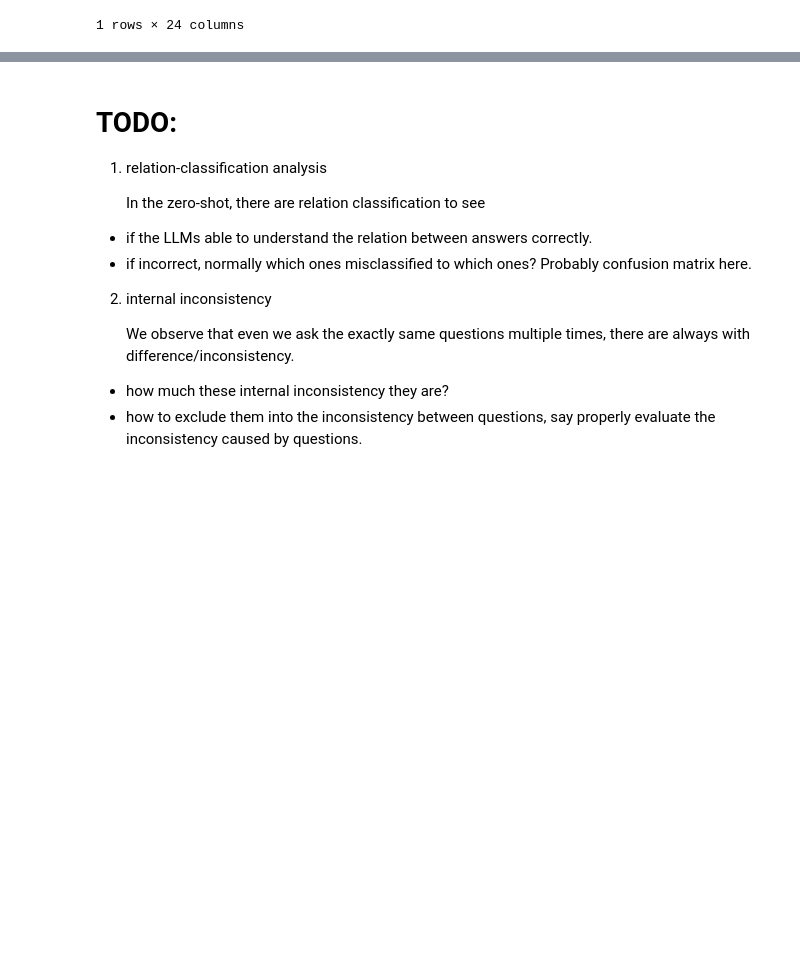
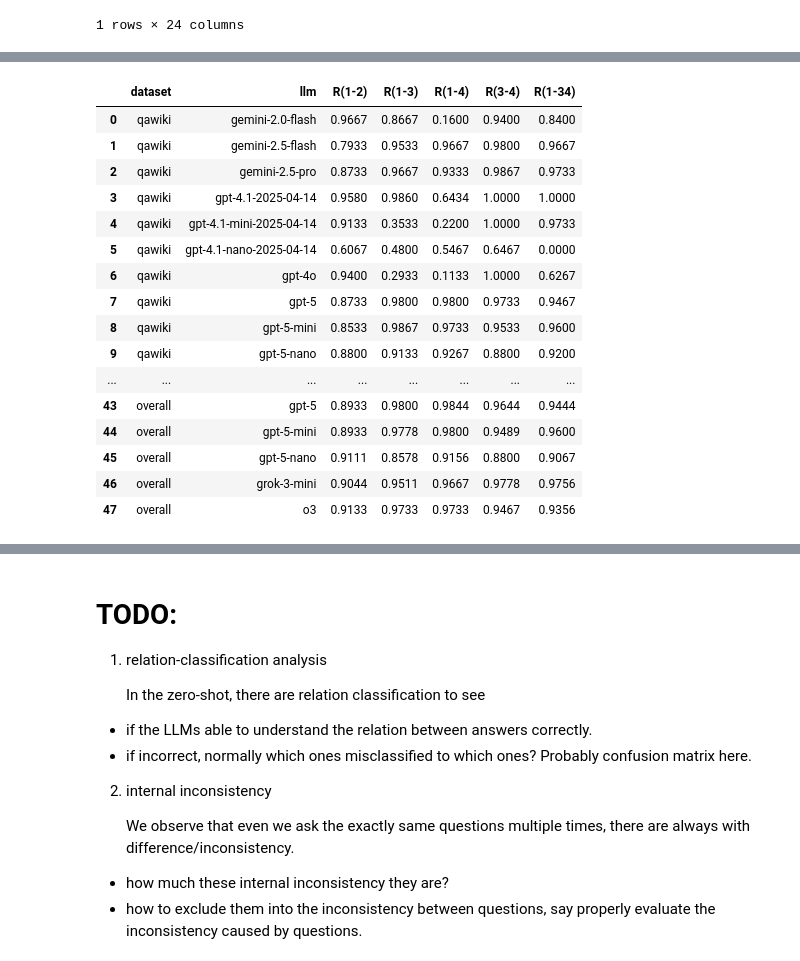
Before and after one commit to GabrieleT0/Answer-Set-Consistency-of-LLMs-For-QA, a Jupyter notebook: src/answer_analysis.ipynb, the cells around one changed output, grey strips where cells are left out. Drawn from its saved outputs; the diff is of its cells as text; code cells hidden in the pictures; blank space fills up the shorter version.

```diff
--- a/src/answer_analysis.ipynb
+++ b/src/answer_analysis.ipynb
@@ -772,0 +866,57 @@ AttributeError: 'list' object has no attribute 'groupby'
+# %%
+def relation_summary(df_relation):
+    df_relation_summery = pd.DataFrame(
+            columns=["dataset", "llm", "R(1-2)", "R(1-3)", "R(1-4)", "R(3-4)", "R(1-34)"]
+        )
+
+    group_keys = ["dataset", "llm"]
+    grouped = df_relation.groupby(group_keys)
+
+    for keys, group in grouped:
+        row = {
+            "dataset": keys[0],
+            "llm": keys[1],
+            "R(1-2)":  round((group["R(1-2)"]  == "Equivalence").mean(), 4),
+            "R(1-3)":  round((group["R(1-3)"]  == "Contains").mean(),    4),
+            "R(1-4)":  round((group["R(1-4)"]  == "Contains").mean(),    4),
+            "R(3-4)":  round((group["R(3-4)"]  == "Disjoint").mean(),    4),
+            "R(1-34)": round((group["R(1-34)"] == "Equivalence").mean(), 4),
+        }
+        df_relation_summery = pd.concat([df_relation_summery, pd.DataFrame([row])], ignore_index=True)
+
+    group_keys = ["llm"]
+    grouped = df_relation.groupby(group_keys)
+
+    for key, group in grouped:
+        row = {
+            "llm": key[0],
+            "dataset": "overall",
+            "R(1-2)":  round((group["R(1-2)"]  == "Equivalence").mean(), 4),
+            "R(1-3)":  round((group["R(1-3)"]  == "Contains").mean(),    4),
+            "R(1-4)":  round((group["R(1-4)"]  == "Contains").mean(),    4),
+            "R(3-4)":  round((group["R(3-4)"]  == "Disjoint").mean(),    4),
+            "R(1-34)": round((group["R(1-34)"] == "Equivalence").mean(), 4),
+        }
+        df_relation_summery = pd.concat([df_relation_summery, pd.DataFrame([row])], ignore_index=True)
+    return df_relation_summery
+# %%
+df_relation_summery = relation_summary(df_relation)
+df_relation_summery
+# %% [output]
+|  | dataset | llm | R(1-2) | R(1-3) | R(1-4) | R(3-4) | R(1-34) |
+| 0 | qawiki | gemini-2.0-flash | 0.9667 | 0.8667 | 0.1600 | 0.9400 | 0.8400 |
+| 1 | qawiki | gemini-2.5-flash | 0.7933 | 0.9533 | 0.9667 | 0.9800 | 0.9667 |
+| 2 | qawiki | gemini-2.5-pro | 0.8733 | 0.9667 | 0.9333 | 0.9867 | 0.9733 |
+| 3 | qawiki | gpt-4.1-2025-04-14 | 0.9580 | 0.9860 | 0.6434 | 1.0000 | 1.0000 |
+| 4 | qawiki | gpt-4.1-mini-2025-04-14 | 0.9133 | 0.3533 | 0.2200 | 1.0000 | 0.9733 |
+| 5 | qawiki | gpt-4.1-nano-2025-04-14 | 0.6067 | 0.4800 | 0.5467 | 0.6467 | 0.0000 |
+| 6 | qawiki | gpt-4o | 0.9400 | 0.2933 | 0.1133 | 1.0000 | 0.6267 |
+| 7 | qawiki | gpt-5 | 0.8733 | 0.9800 | 0.9800 | 0.9733 | 0.9467 |
+| 8 | qawiki | gpt-5-mini | 0.8533 | 0.9867 | 0.9733 | 0.9533 | 0.9600 |
+| 9 | qawiki | gpt-5-nano | 0.8800 | 0.9133 | 0.9267 | 0.8800 | 0.9200 |
+| ... | ... | ... | ... | ... | ... | ... | ... |
+| 43 | overall | gpt-5 | 0.8933 | 0.9800 | 0.9844 | 0.9644 | 0.9444 |
+| 44 | overall | gpt-5-mini | 0.8933 | 0.9778 | 0.9800 | 0.9489 | 0.9600 |
+| 45 | overall | gpt-5-nano | 0.9111 | 0.8578 | 0.9156 | 0.8800 | 0.9067 |
+| 46 | overall | grok-3-mini | 0.9044 | 0.9511 | 0.9667 | 0.9778 | 0.9756 |
+| 47 | overall | o3 | 0.9133 | 0.9733 | 0.9733 | 0.9467 | 0.9356 |
```
Also changed, not shown: parts of 11 cells of this notebook, 12 other files.
